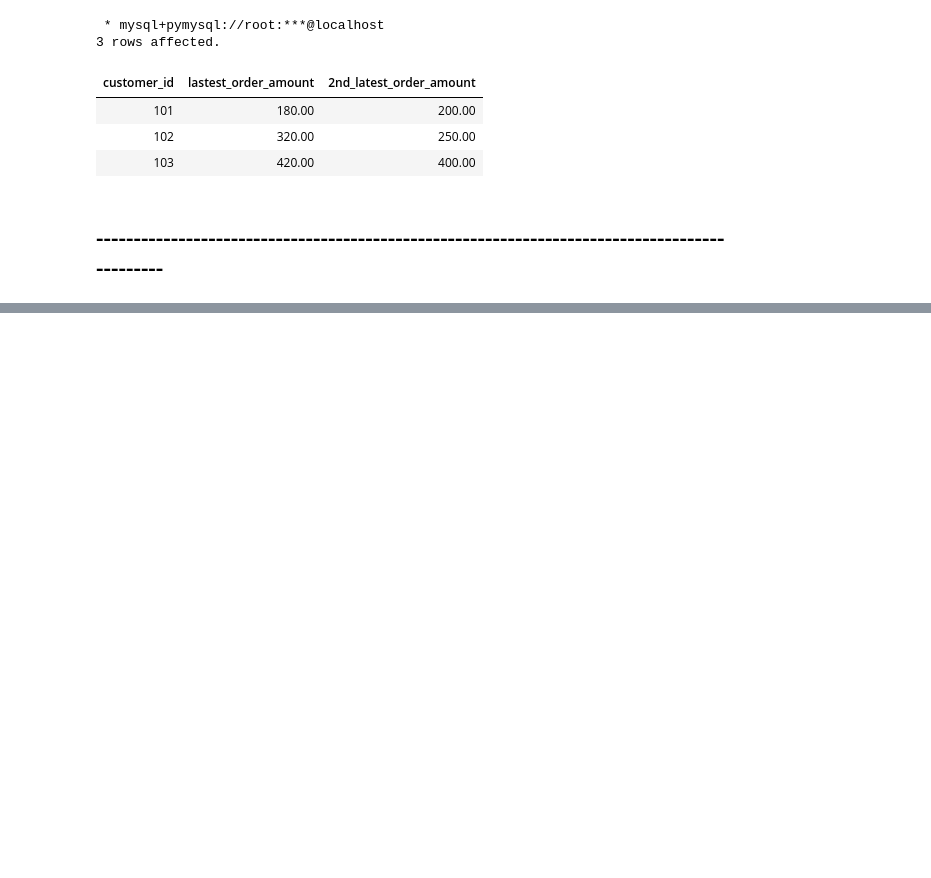
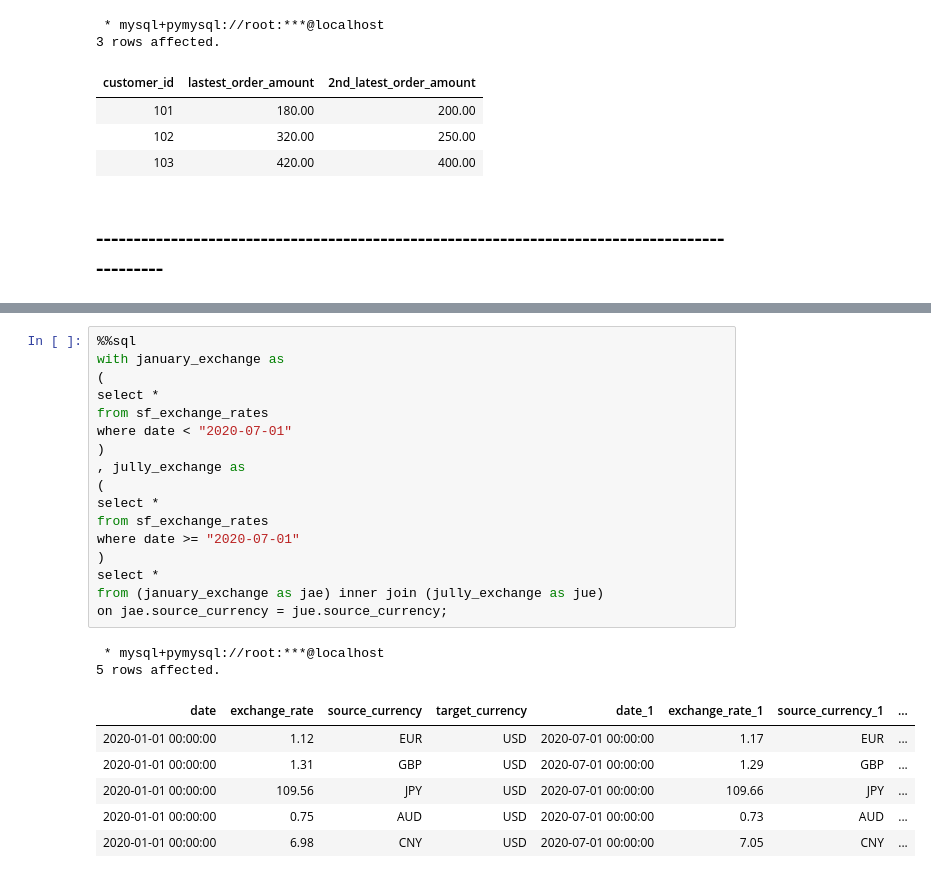
Before and after one commit to sanjaybaskaran1/jupyter-sql, a Jupyter notebook: CASE STATEMENT BASED INTERVIEW QUESTIONS.ipynb, the cells around one changed output, grey strips where cells are left out. Drawn from its saved outputs; the diff is of its cells as text; blank space fills up the shorter version.

```diff
--- a/CASE STATEMENT BASED INTERVIEW QUESTIONS.ipynb
+++ b/CASE STATEMENT BASED INTERVIEW QUESTIONS.ipynb
@@ -535,0 +589,26 @@ group by customer_id;
+# %%
+%%sql
+with january_exchange as
+(
+select *
+from sf_exchange_rates
+where date < "2020-07-01"
+)
+, jully_exchange as
+(
+select *
+from sf_exchange_rates
+where date >= "2020-07-01"
+)
+select *
+from (january_exchange as jae) inner join (jully_exchange as jue)
+on jae.source_currency = jue.source_currency;
+# %% [output]
+ * mysql+pymysql://root:***@localhost
+5 rows affected.
+| date | exchange_rate | source_currency | target_currency | date_1 | exchange_rate_1 | source_currency_1 | ... |
+| 2020-01-01 00:00:00 | 1.12 | EUR | USD | 2020-07-01 00:00:00 | 1.17 | EUR | ... |
+| 2020-01-01 00:00:00 | 1.31 | GBP | USD | 2020-07-01 00:00:00 | 1.29 | GBP | ... |
+| 2020-01-01 00:00:00 | 109.56 | JPY | USD | 2020-07-01 00:00:00 | 109.66 | JPY | ... |
+| 2020-01-01 00:00:00 | 0.75 | AUD | USD | 2020-07-01 00:00:00 | 0.73 | AUD | ... |
+| 2020-01-01 00:00:00 | 6.98 | CNY | USD | 2020-07-01 00:00:00 | 7.05 | CNY | ... |
```
Also changed, not shown: parts of 16 cells of this notebook.
